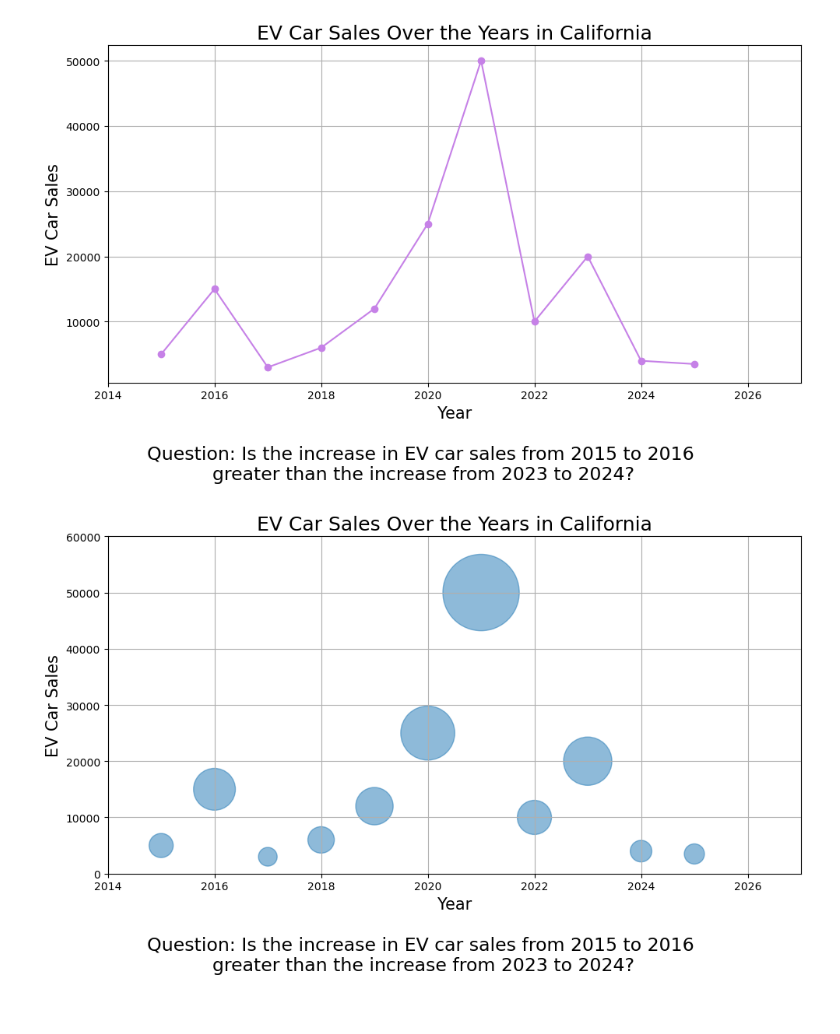
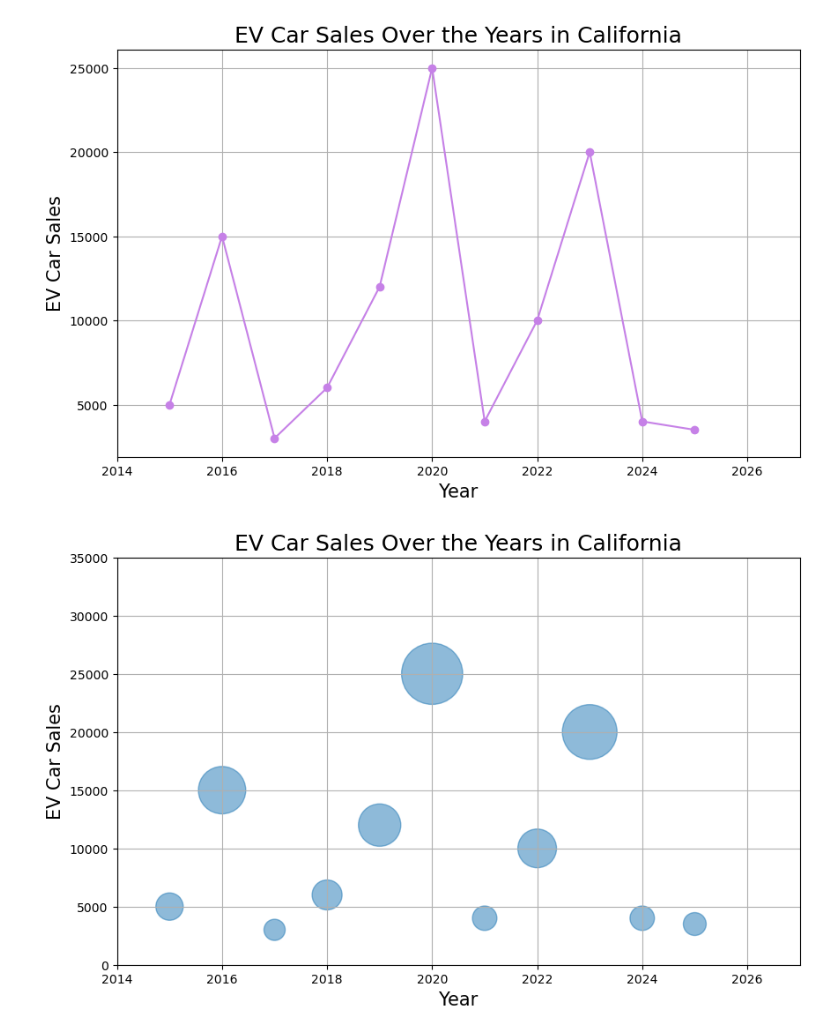
Before and after one commit to Youcheng9/Data-Visualization-Project-1, a Jupyter notebook: data2.ipynb, the cells around one changed output. Drawn from its saved outputs; the diff is of its cells as text; code cells hidden in the pictures.

```diff
--- a/data2.ipynb
+++ b/data2.ipynb
@@ -3,46 +3,31 @@
 import matplotlib.pyplot as plt
 
 years = [2015, 2016, 2017, 2018, 2019, 2020, 2021, 2022, 2023, 2024, 2025]
-sales = [5000, 15000, 3000, 6000, 12000, 25000, 50000, 10000, 20000, 4000, 3500]
+sales = [5000, 15000, 3000, 6000, 12000, 25000, 4000, 10000, 20000, 4000, 3500]
 
-fig = plt.figure(figsize=(10, 6))
-fig.text(
-    0.5, 0.000001,
-    "Question: Is the increase in EV car sales from 2015 to 2016 \ngreater than the increase from 2023 to 2024?",
-    ha='center',
-    fontsize=17
-)
-
+plt.figure(figsize=(10, 6))
 plt.plot(years, sales, marker='o', color="#C681E7")
 plt.xlabel('Year', fontsize=15)
 plt.ylabel('EV Car Sales', fontsize=15)
 plt.xlim(2014, 2027)
 plt.title('EV Car Sales Over the Years in California', fontsize=18)
 plt.grid()
-plt.tight_layout(rect=[0, 0.1, 1, 1])
-
 plt.show()
 # %% [output]
-[figure, old version]
+[figure, new version]
 # %%
 # ~~~~~~ Bubble Chart ~~~~~~
-fig = plt.figure(figsize=(10, 6))
-fig.text(
-    0.5, 0.000001,
-    "Question: Is the increase in EV car sales from 2015 to 2016 \ngreater than the increase from 2023 to 2024?",
-    ha='center',
-    fontsize=17
-)
+plt.figure(figsize=(10, 6))
+
 
 sizes = [s / 10 for s in sales]
 plt.scatter(years, sales, s=sizes, alpha=0.5)
 plt.xlabel('Year', fontsize=15)
 plt.ylabel('EV Car Sales', fontsize=15)
 plt.xlim(2014, 2027)
-plt.ylim(0, 60000)
+plt.ylim(0, 35000)
 plt.title('EV Car Sales Over the Years in California', fontsize=18)
 plt.grid()
-plt.tight_layout(rect=[0, 0.1, 1, 1])
 plt.show()
 # %% [output]
-[figure, old version]
+[figure, new version]
```
Also changed, not shown: 6 other files.
